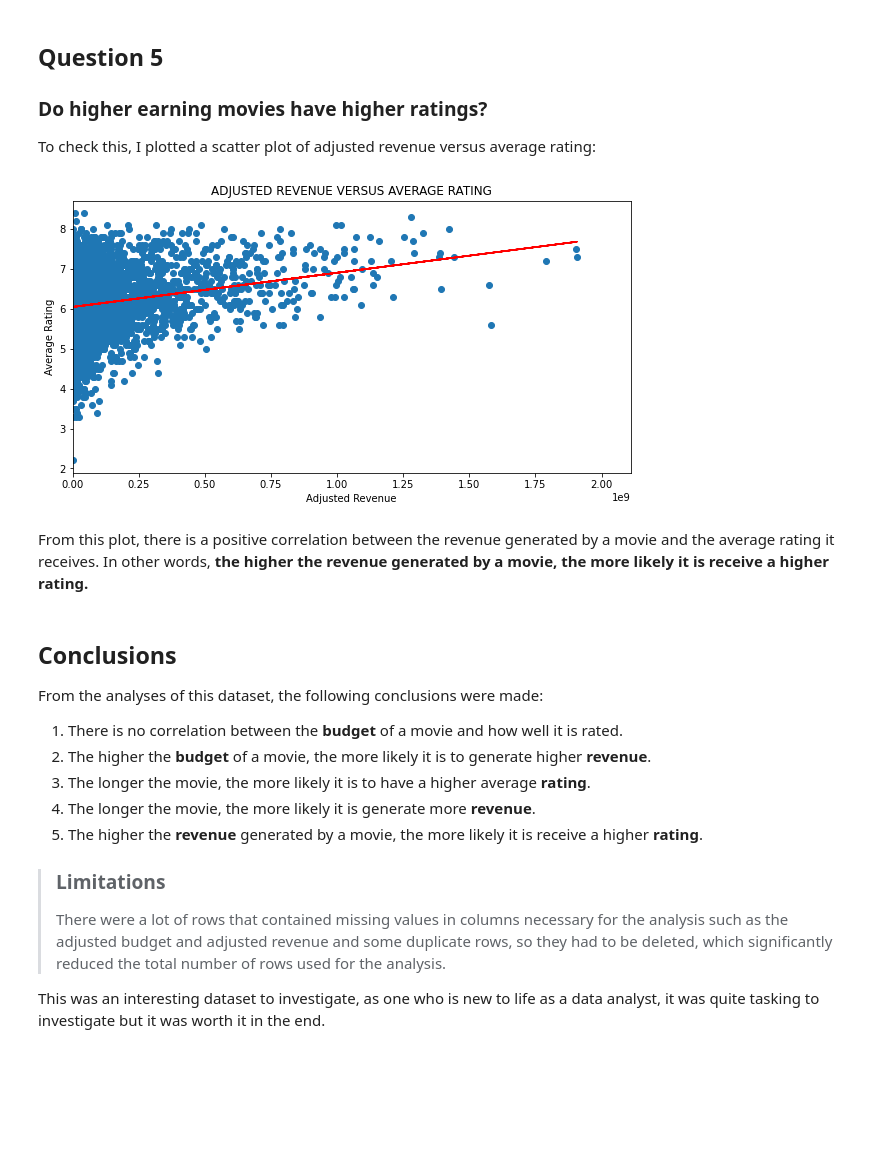
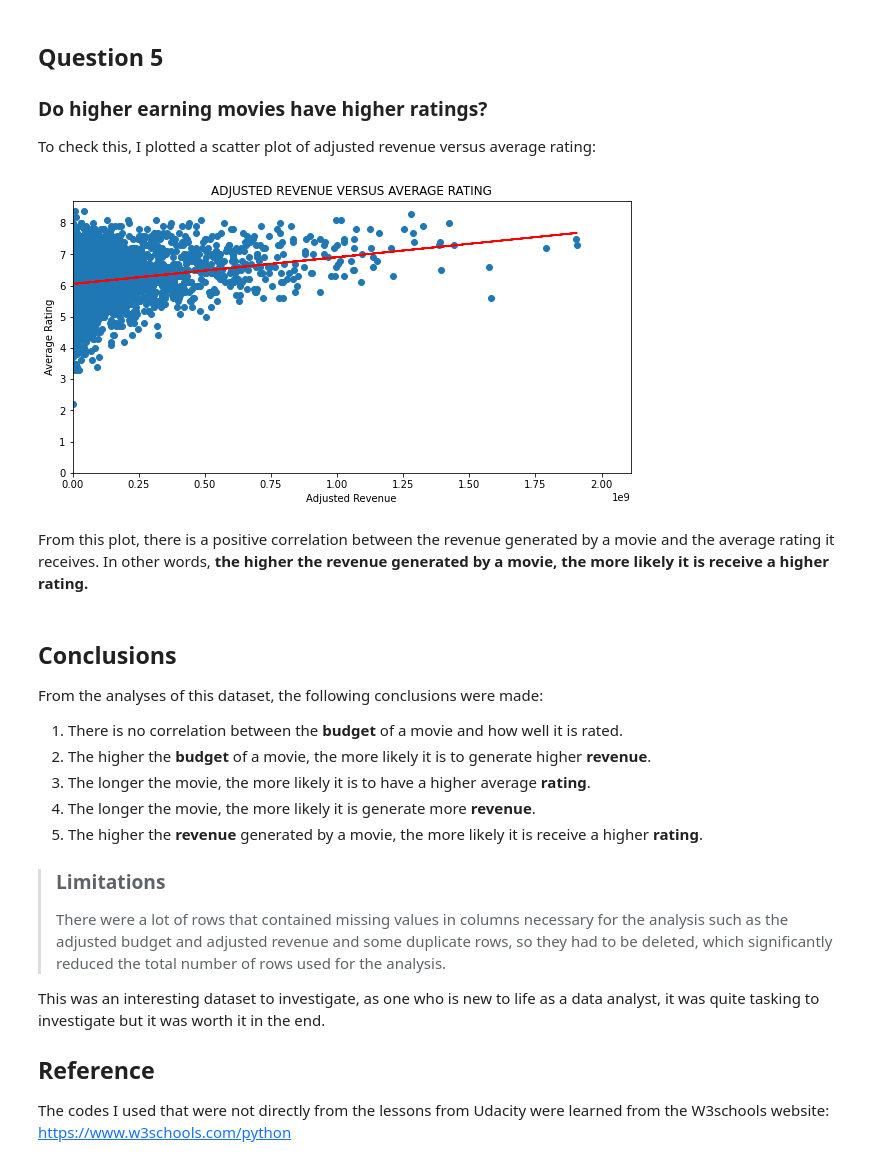
Before and after one commit to TobyTobi/ALX-projects, a Jupyter notebook: Project 1 ipynb.ipynb, the cells around one changed output. Saved outputs shown, nothing was run; the diff lists cells and outputs as text; code cells hidden in the pictures; blank space fills up the shorter version.

```diff
--- a/Project 1 ipynb.ipynb
+++ b/Project 1 ipynb.ipynb
@@ -461,20 +480,18 @@ plt.show()
 # %% [markdown]
 To check this, I plotted a scatter plot of adjusted budget versus the average rating:
 # %%
-# line of best fit
-x1 = df['budget_adj']
-y1 = df['vote_average']
-a, b = np.polyfit(x1, y1, 1)
+def scatter_chart(arg1, arg2, arg3, arg4, arg5):
+    #add points and plot
+    plt.figure(figsize=(10,5))
+    plt.scatter(arg1, arg2)
 
-#add points and plot
-plt.figure(figsize=(10, 5))
-plt.scatter(x1, y1)
+    # add line of best fit to plot
+    plt.plot(arg1, a*arg1+b, color='red')
 
-#add line of best fit to plot
-plt.plot(x1, a*x1+b, color = 'red')
-
-# scatterplot qualities
-plt.title('ADJUSTED BUDGET VERSUS AVERAGE RATING', color='black')
-plt.xlabel('Adjusted Budget', color='black')
-plt.ylabel('Average Rating', color='black')
-plt.show()
+    # scatterplot qualities
+    plt.title(arg3,color='black')
+    plt.ylim(bottom=0)
+    plt.xlim(left=0)
+    plt.xlabel(arg4,color='black')
+    plt.ylabel(arg5,color='black')
+    plt.show()
@@ -572,22 +566,11 @@ To check this, I plotted a scatter plot of adjusted revenue versus average ratin
 # %%
 #line of best fit
 a, b = np.polyfit(y2, y1, 1)
 
-#add points and plot
-plt.figure(figsize=(10, 5))
-plt.scatter(y2, y1)
-
-#add line of best fit to plot
-plt.plot(y2, a*y2+b, color = 'red')
-
-# scatterplot qualities
-plt.title('ADJUSTED REVENUE VERSUS AVERAGE RATING', color='black')
-plt.xlim(left=0)
-plt.xlabel('Adjusted Revenue', color='black')
-plt.ylabel('Average Rating', color='black')
-plt.show()
+scatter_chart(y2, y1, 'ADJUSTED REVENUE VERSUS AVERAGE RATING',
+              'Adjusted Revenue', 'Average Rating')
 # %% [output]
-[figure, old version]
+[figure, new version]
 # %% [markdown]
 From this plot, there is a positive correlation between the revenue generated by a movie and the average rating it receives. In other words, **the higher the revenue generated by a movie, the more likely it is receive a higher rating.**
 # %% [markdown]
@@ -606,3 +589,6 @@ From the analyses of this dataset, the following conclusions were made:
 
 
 This was an interesting dataset to investigate, as one who is new to life as a data analyst, it was quite tasking to investigate but it was worth it in the end.
+
+## Reference
+The codes I used that were not directly from the lessons from Udacity were learned from the W3schools website: https://www.w3schools.com/python
```
Also changed, not shown: parts of 9 cells of this notebook.
